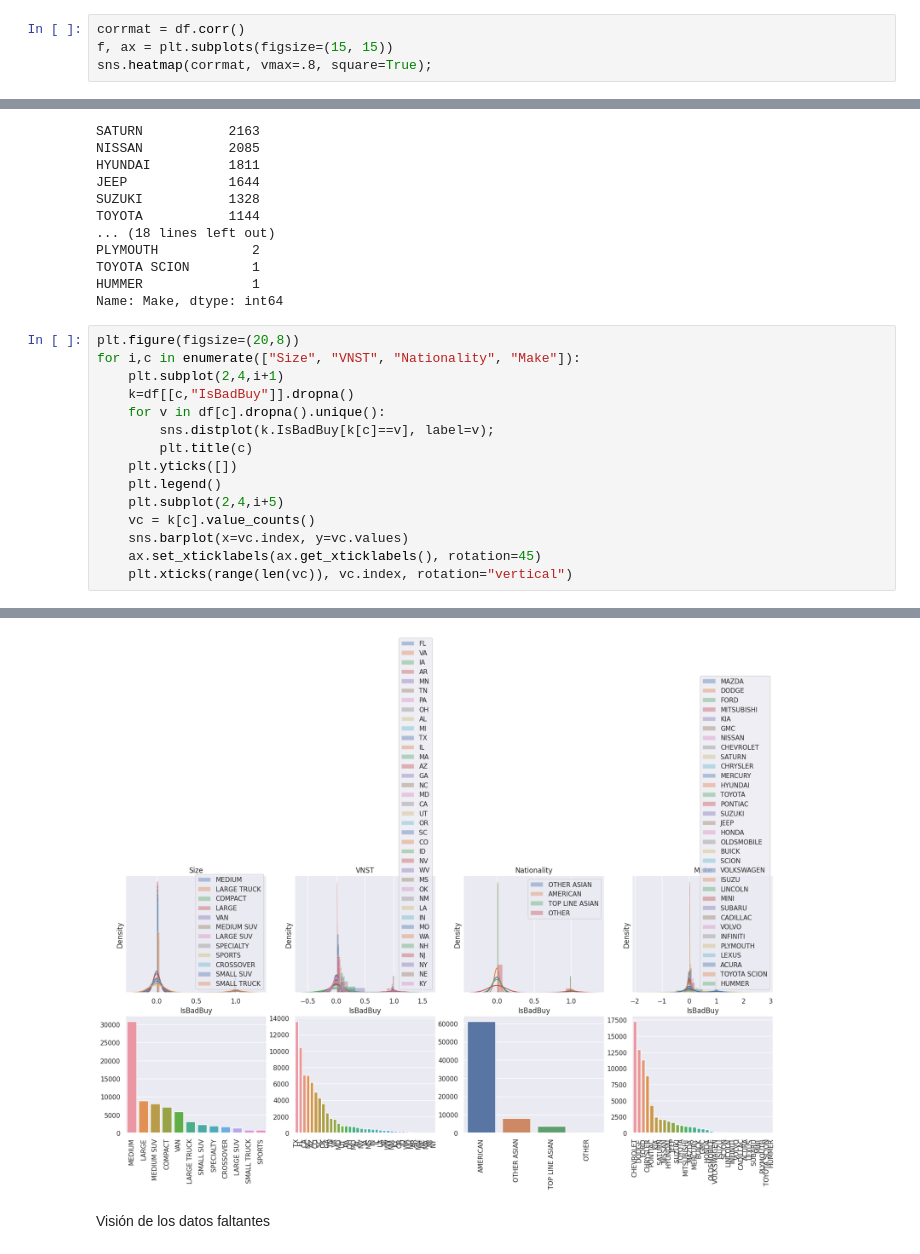
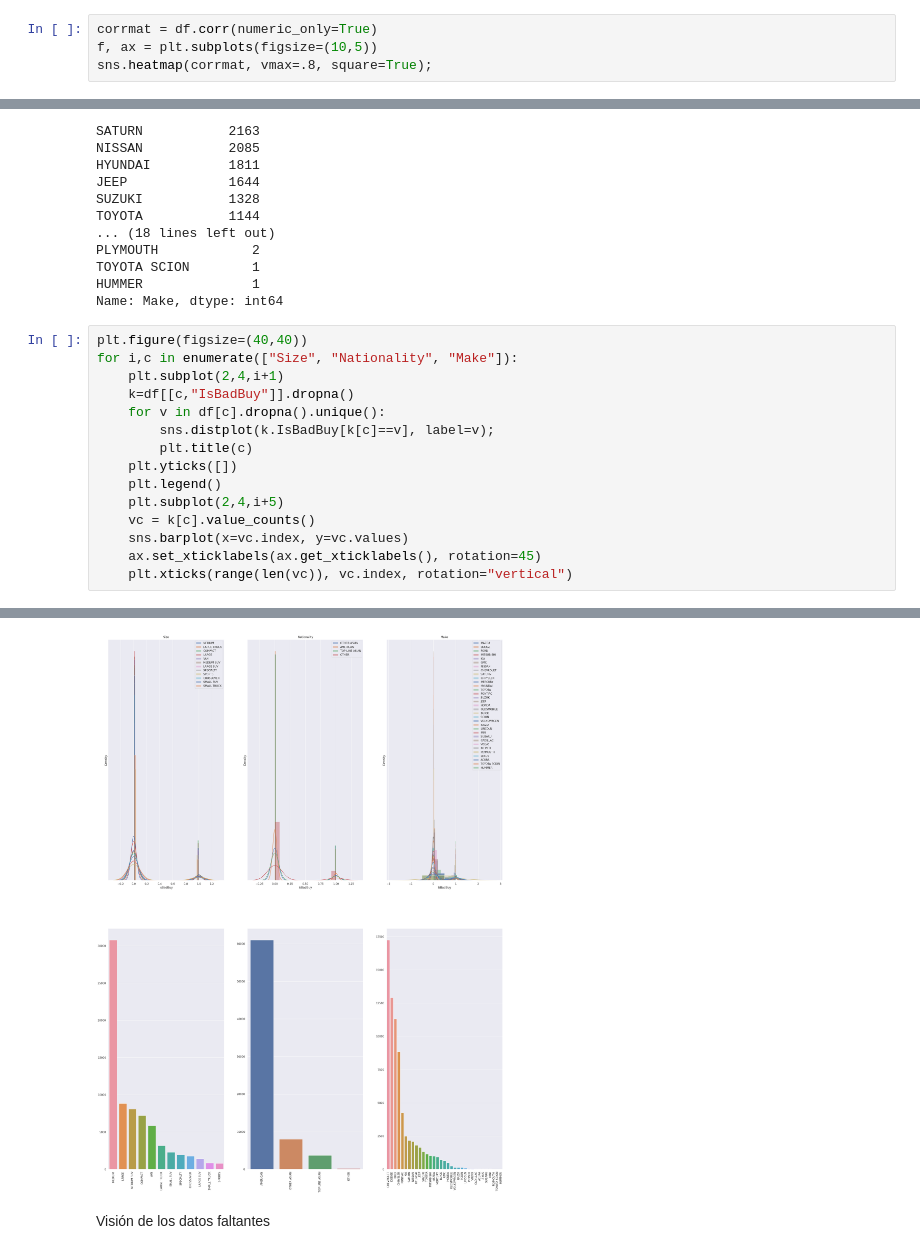
Before and after one commit to juliandavidolaya/Proyecto-IA, a Jupyter notebook: 01_Exploración_de_datos.ipynb, the cells around one changed output, grey strips where cells are left out. Cells and saved outputs as stored; diff of their text form.

```diff
--- a/01_Exploración_de_datos.ipynb
+++ b/01_Exploración_de_datos.ipynb
@@ -41,7 +43,7 @@ sns.pairplot(df[cols])
 <seaborn.axisgrid.PairGrid at 0x...>
 [figure]
 # %%
-corrmat = df.corr()
-f, ax = plt.subplots(figsize=(15, 15))
+corrmat = df.corr(numeric_only=True)
+f, ax = plt.subplots(figsize=(10,5))
 sns.heatmap(corrmat, vmax=.8, square=True);
 # %% [output]
@@ -143,8 +145,8 @@ TOYOTA SCION        1
 HUMMER              1
 Name: Make, dtype: int64
 # %%
-plt.figure(figsize=(20,8))
-for i,c in enumerate(["Size", "VNST", "Nationality", "Make"]):
+plt.figure(figsize=(40,40))
+for i,c in enumerate(["Size", "Nationality", "Make"]):
     plt.subplot(2,4,i+1)
     k=df[[c,"IsBadBuy"]].dropna()
     for v in df[c].dropna().unique():
@@ -174,8 +176,8 @@ https://gist.github.com/mwaskom/de44147ed2974457ad6372750bbe5751
 For a guide to updating your code to use the new functions, please see
 https://gist.github.com/mwaskom/de44147ed2974457ad6372750bbe5751
 
   sns.distplot(k.IsBadBuy[k[c]==v], label=v);
-[figure, old version]
+[figure, new version]
 # %% [markdown]
 Visión de los datos faltantes
 # %%
```
Also changed, not shown: parts of 3 cells of this notebook.
